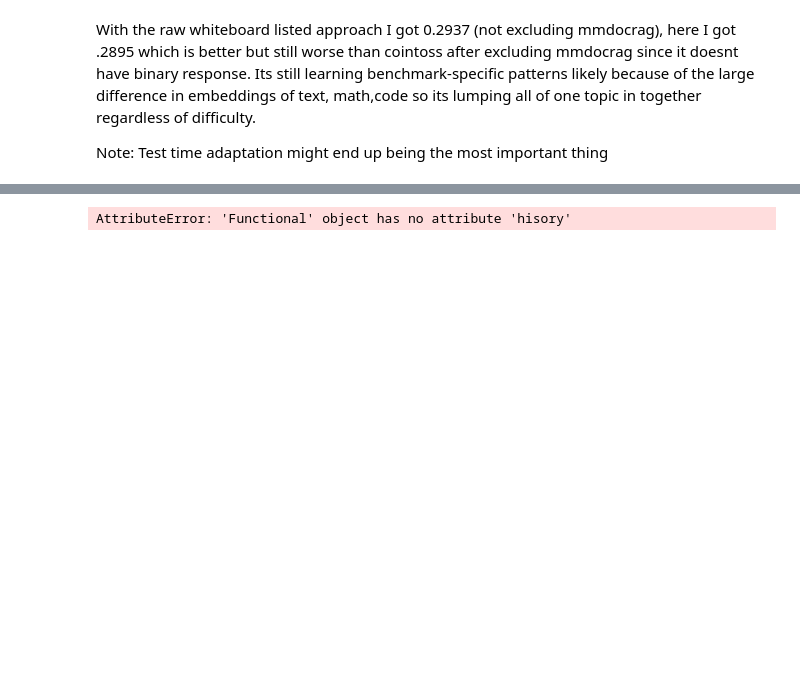
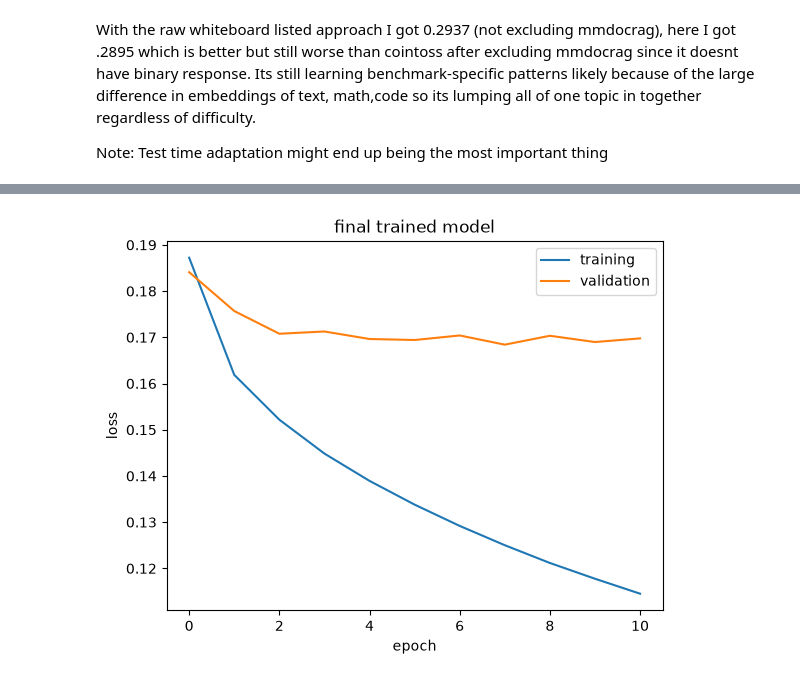
Before and after one commit to stevenwoodrum/dl-project, a Jupyter notebook: simplenn.ipynb, the cells around one changed output, grey strips where cells are left out. Saved outputs shown, nothing was run; the diff lists cells and outputs as text; code cells hidden in the pictures; blank space fills up the shorter version.

```diff
--- a/simplenn.ipynb
+++ b/simplenn.ipynb
@@ -290,7 +290,7 @@ final_model.fit(
     epochs=20, batch_size=1024,
     callbacks=[keras.callbacks.EarlyStopping(patience=3, restore_best_weights=True)])
 
-pd.DataFrame(final_model.hisory.history).to_csv("histories/final_model.csv", index_label = "epoch")
+pd.DataFrame(final_model.history.history).to_csv("histories/final_model.csv", index_label = "epoch")
 
 dense = [layer for layer in final_model.layers if isinstance(layer, keras.layers.Dense)]
 W1, b1 = dense[0].get_weights()
@@ -331 +331 @@ Epoch 11/20
-AttributeError: 'Functional' object has no attribute 'hisory'
+[figure, added]
```
Also changed, not shown: parts of 1 cell of this notebook, 1 other file.
